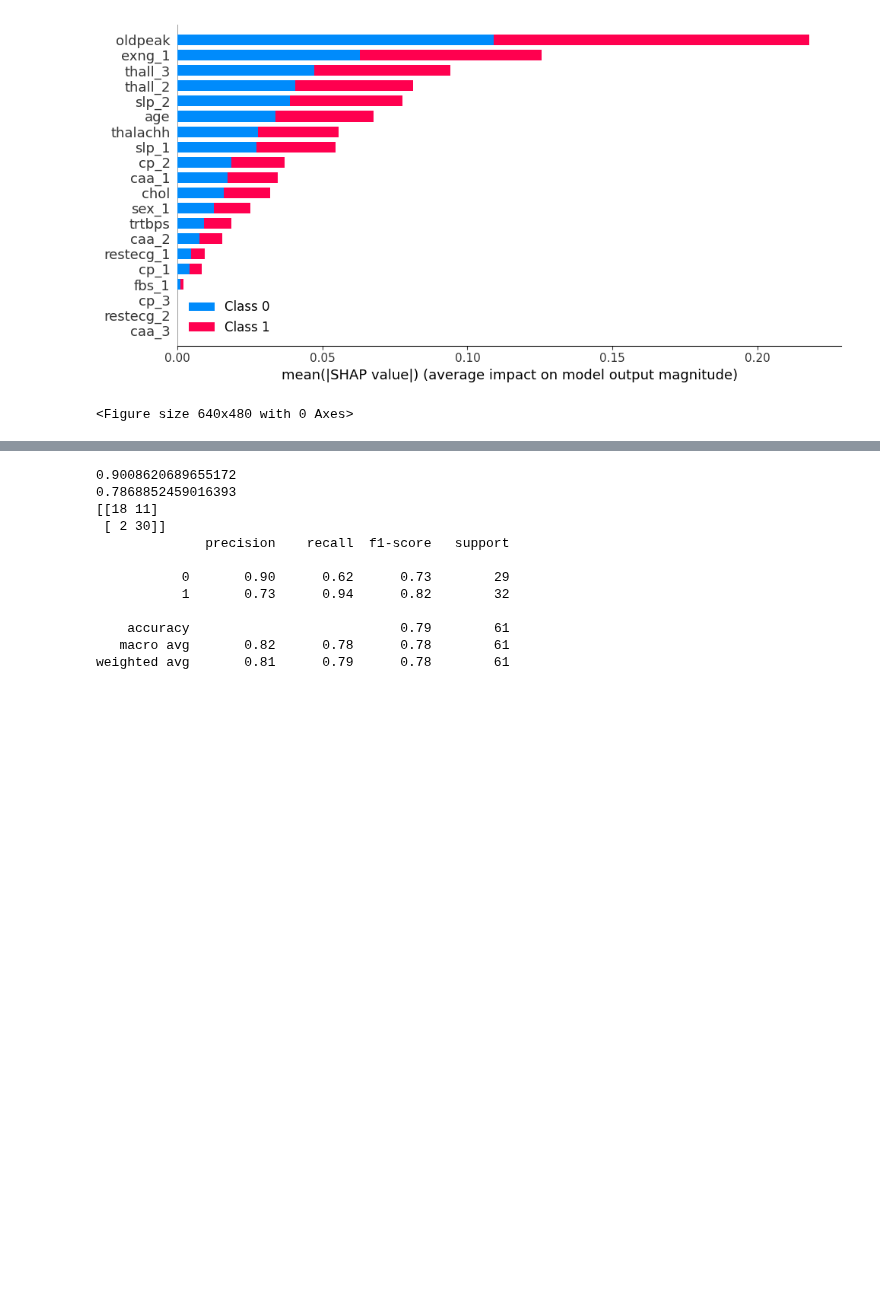
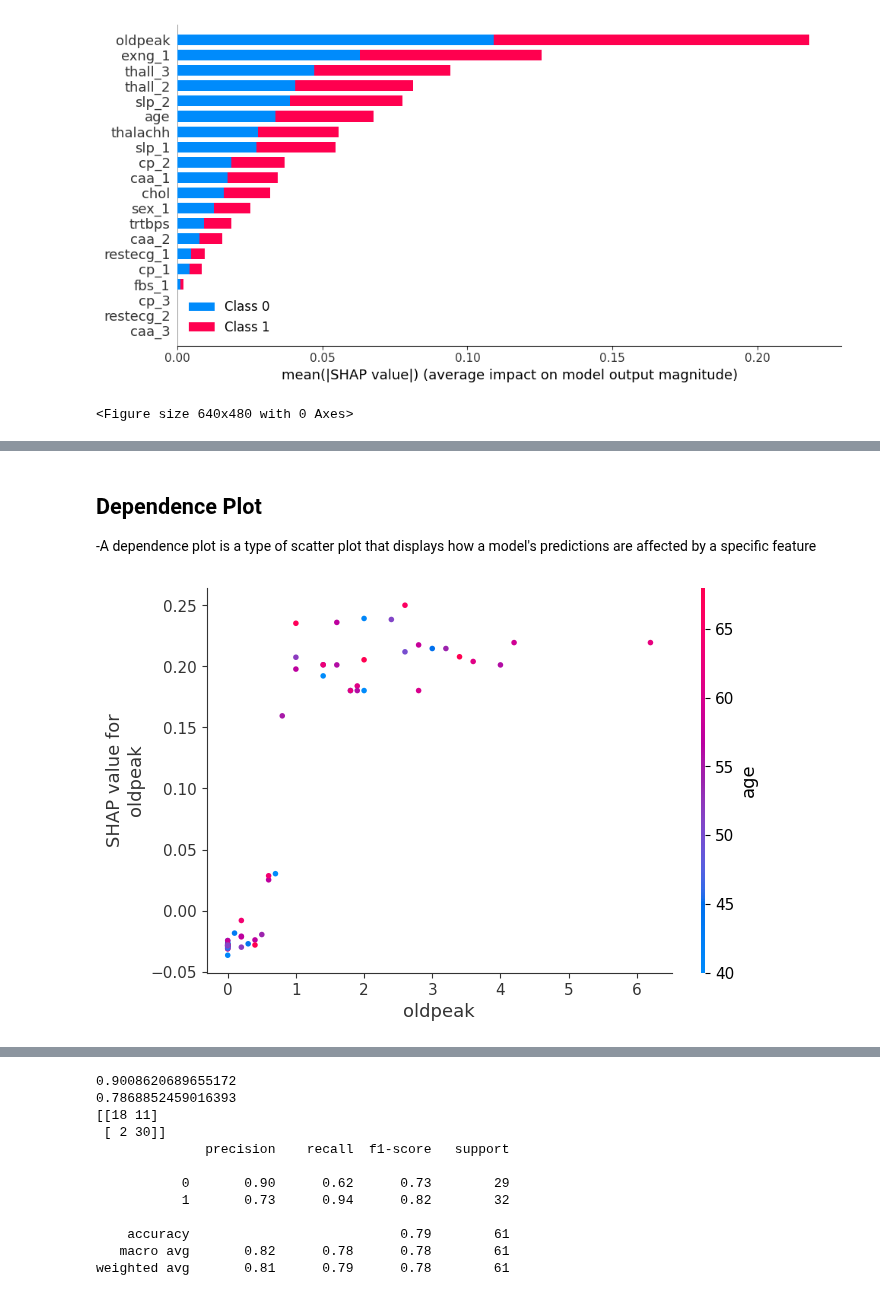
Before and after one commit to pparkitn/kaggle, a Jupyter notebook: classification-random-forest.ipynb, the cells around one changed output, grey strips where cells are left out. Drawn from its saved outputs; the diff is of its cells as text; code cells hidden in the pictures; blank space fills up the shorter version.

```diff
--- a/classification-random-forest.ipynb
+++ b/classification-random-forest.ipynb
@@ -259,0 +282,7 @@ plt.savefig('shap_summary_plot.png', bbox_inches='tight')
+# %% [markdown]
+## Dependence Plot
+-A dependence plot is a type of scatter plot that displays how a model's predictions are affected by a specific feature
+# %%
+shap.dependence_plot("oldpeak", shap_values[0], X_test,interaction_index="age")
+# %% [output]
+[figure, added]
```
Also changed, not shown: parts of 9 cells of this notebook.
